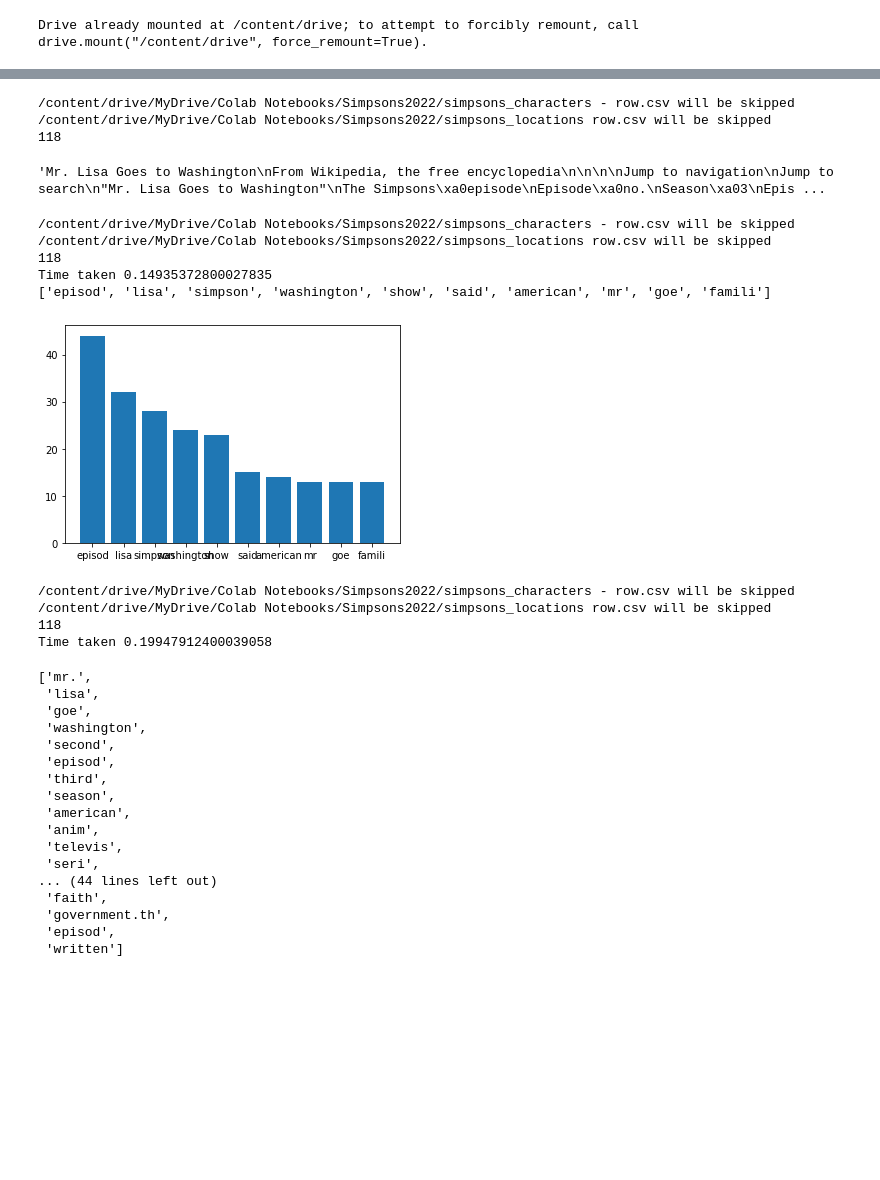
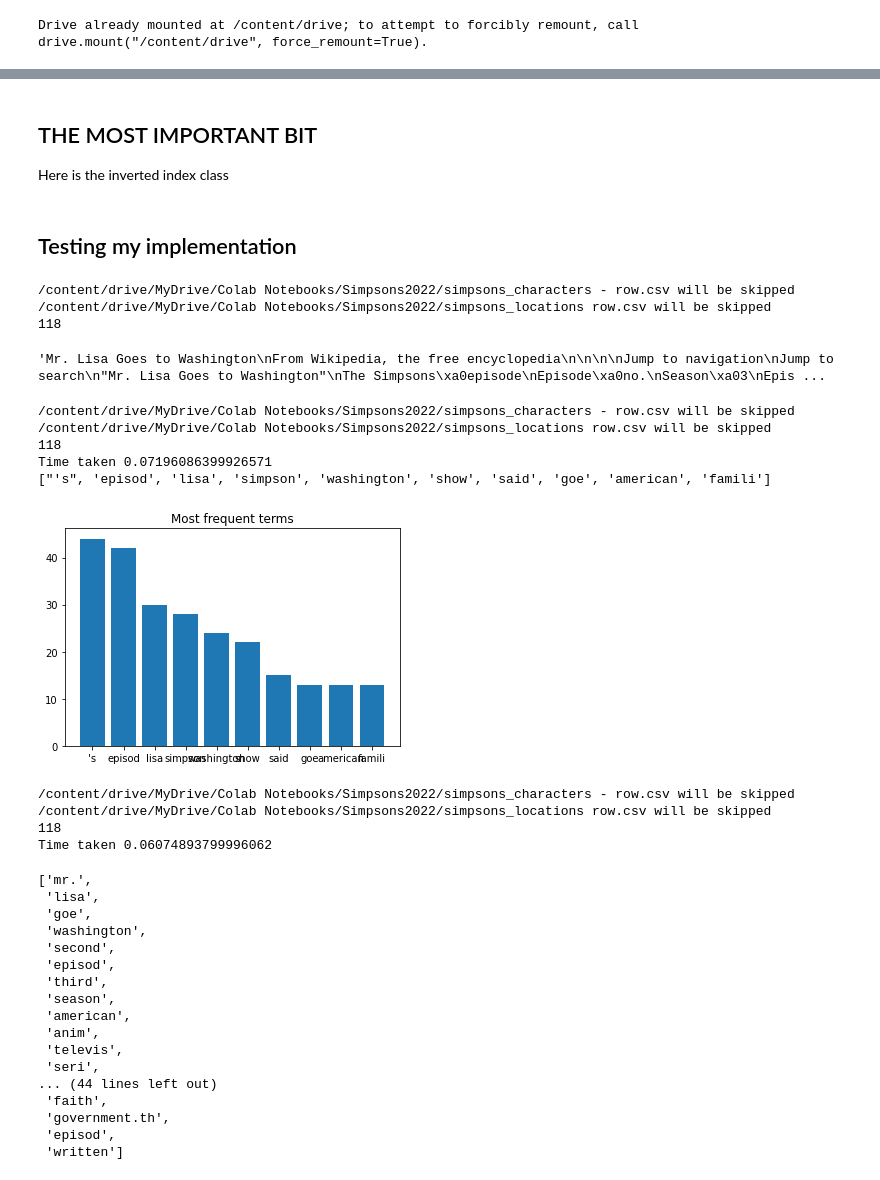
Before and after one commit to JonasVerbickas/test-jupyter, a Jupyter notebook: NLP_CW.ipynb, the cells around one changed output, grey strips where cells are left out. Saved outputs shown, nothing was run; the diff lists cells and outputs as text; code cells hidden in the pictures; blank space fills up the shorter version.

Commit message:
Basic typo correction

```diff
--- a/NLP_CW.ipynb
+++ b/NLP_CW.ipynb
@@ -64,6 +85,11 @@ class StringWithDocId:
     return f"{self.string}: {self.doc_id}"
 # %%
 class StringWithDocIdAndPosition(StringWithDocId):
+  """
+  Stores positions as well.
+  Used to create & sort list of positional terms.
+
+  """
   def __init__(self, string, doc_id, position):
     super().__init__(string, doc_id)
     self.position = position
@@ -77,6 +103,13 @@ class StringWithDocIdAndPosition(StringWithDocId):
       return token_with_doc_A.position < token_with_doc_B.position
 # %%
 class Posting(UserDict):
+  """
+  This stores the positional information for each term in the postional inverted index.
+  Some methods have been overriden to its objects behave like dictionary.
+  Keys are all of documents where this term appears;
+  Values store the positions, where in that document term appears
+  {docID: [pos1, pos2, ...]}.
+  """
   def __init__(self):
     super().__init__()
     self.posting_dic = {}
@@ -120,5 +199,7 @@ def wikipediaPreprocessing(text):
+# %% [markdown]
+## THE MOST IMPORTANT BIT
+Here is the inverted index class
 # %%
-STOP_WORDS = nltk.corpus.stopwords.words('english')
 class InvertedIndex:
     """
     Construct Inverted Index
@@ -163,29 +244,29 @@ class InvertedIndex:
     def processListOfTokens(self, tokenized):
       output = []
       for token in tokenized:
-        token = token.lower()
+        # stop-words only contain lower case versions of words
+        # therefore tokens must be lowercased in order to match them
+        # casefold() is a more aggresive version of lower()
+        # https://docs.python.org/3/library/stdtypes.html#str.casefold
+        token = token.casefold()
         # 2. ignore stop-words
         if token in STOP_WORDS or token == 'the':
           continue
-        # ignore tokens that have punctuation only
+        # ignore tokens that don't have words/numbers in them i.e. punctuation only
         if not re.search('\w', token):
           continue
-        # 3. porter stemmer makes everything lowercase as well
         stemmed = porter.stem(token)
         output.append(stemmed)
       return output
 
-    def process_document(self, document: str, wordpunct_tokenize=True) -> list:
+    def process_document(self, document: str) -> list:
         """
         pre-process a document and return a list of its terms
         str->list"""
         # 1. Wikipedia hyperlinks should be removed
         # 4. Use multi-word character/location names from .csv files
         text = wikipediaPreprocessing(document)
-        if wordpunct_tokenize:
-          tokenized  = nltk.tokenize.wordpunct_tokenize(text)
-        else:
-          tokenized  = nltk.tokenize.word_tokenize(text)
+        tokenized  = nltk.tokenize.word_tokenize(text)
         # remove stop-words & apply stemming
         filtered_tokens = self.processListOfTokens(tokenized)
         return filtered_tokens
@@ -213,6 +294,8 @@ class InvertedIndex:
           self.inverted_index[token.string].add(token.doc_id, token.position)
         # Print out some details about the dataset
         total_time_taken = round(time.perf_counter() - starting_time, 4)
+        # Initialize spell-correct
+        self.spell_correct = SpellCorrect(self.inverted_index)
         print(f"It took: {total_time_taken} seconds to index the whole corpus.")
         print(f"It has {len(self.inverted_index)} entries in total.")
 
@@ -228,10 +311,14 @@ class InvertedIndex:
           examples = file_contents.split('\n')
           for e in examples:
             processed_e = " ".join(self.process_document(e))
-            try:
+            if processed_e in self.inverted_index:
               print(self.inverted_index[processed_e])
-            except KeyError:
-              print(e, "was not found")
+            else:
+              corrected_e = self.spell_correct.correction(processed_e)
+              try:
+                print(self.inverted_index[corrected_e])
+              except KeyError:
+                 print(f"Even after spell correction from {processed_e} into {corrected_e} was not found")
 
     def proximity_search(self, term1: str, term2: str, window_size: int = 3) -> dict:
         """
@@ -260,6 +347,8 @@ class InvertedIndex:
                 elif term2_position - term1_position > window_size:
                   break
         return documents_containing_both_terms
+# %% [markdown]
+## Testing my implementation
 # %%
 def testReadData():
   index = InvertedIndex()
@@ -274,31 +363,32 @@ testReadData()
 # %%
 def testTokenzination():
     index = InvertedIndex() # initilaise the index
     corpus = index.read_data('/content/drive/MyDrive/Colab Notebooks/Simpsons2022') # specify the directory path in which files are located
     text = (corpus[0]).string
     start_time = time.perf_counter()
     tokenized = index.process_document(text)
     print("Time taken", time.perf_counter()-start_time)
     counter = Counter(tokenized).most_common(10)
     x = [x for x, _ in counter]
     print(x)
     y = [y for _, y in counter]
+    plt.title("Most frequent terms")
     plt.bar(x,y)
 testTokenzination()
 # %% [output]
 /content/drive/MyDrive/Colab Notebooks/Simpsons2022/simpsons_characters - row.csv will be skipped
 /content/drive/MyDrive/Colab Notebooks/Simpsons2022/simpsons_locations row.csv will be skipped
 118
-Time taken 0.14935372800027835
-['episod', 'lisa', 'simpson', 'washington', 'show', 'said', 'american', 'mr', 'goe', 'famili']
+Time taken 0.07196086399926571
+["'s", 'episod', 'lisa', 'simpson', 'washington', 'show', 'said', 'goe', 'american', 'famili']
-[figure, old version]
+[figure, new version]
 # %%
 def testTokenzination():
     index = InvertedIndex() # initilaise the index
     corpus = index.read_data('/content/drive/MyDrive/Colab Notebooks/Simpsons2022') # specify the directory path in which files are located
     text = (corpus[0]).string
     start_time = time.perf_counter()
-    tokenized = index.process_document(text, False)
+    tokenized = index.process_document(text)
     print("Time taken", time.perf_counter()-start_time)
     return tokenized
 testTokenzination()[:60]
@@ -306,7 +396,7 @@ testTokenzination()[:60]
 /content/drive/MyDrive/Colab Notebooks/Simpsons2022/simpsons_characters - row.csv will be skipped
 /content/drive/MyDrive/Colab Notebooks/Simpsons2022/simpsons_locations row.csv will be skipped
 118
-Time taken 0.19947912400039058
+Time taken 0.06074893799996062
 ['mr.',
  'lisa',
  'goe',
```
Also changed, not shown: parts of 13 cells of this notebook.
